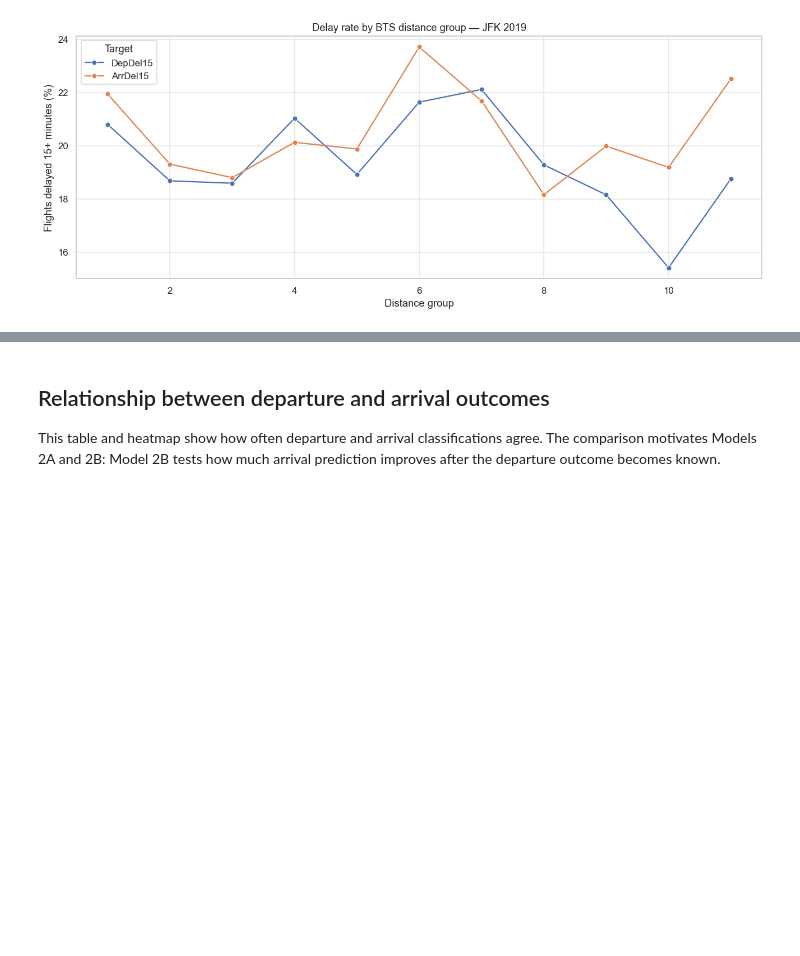
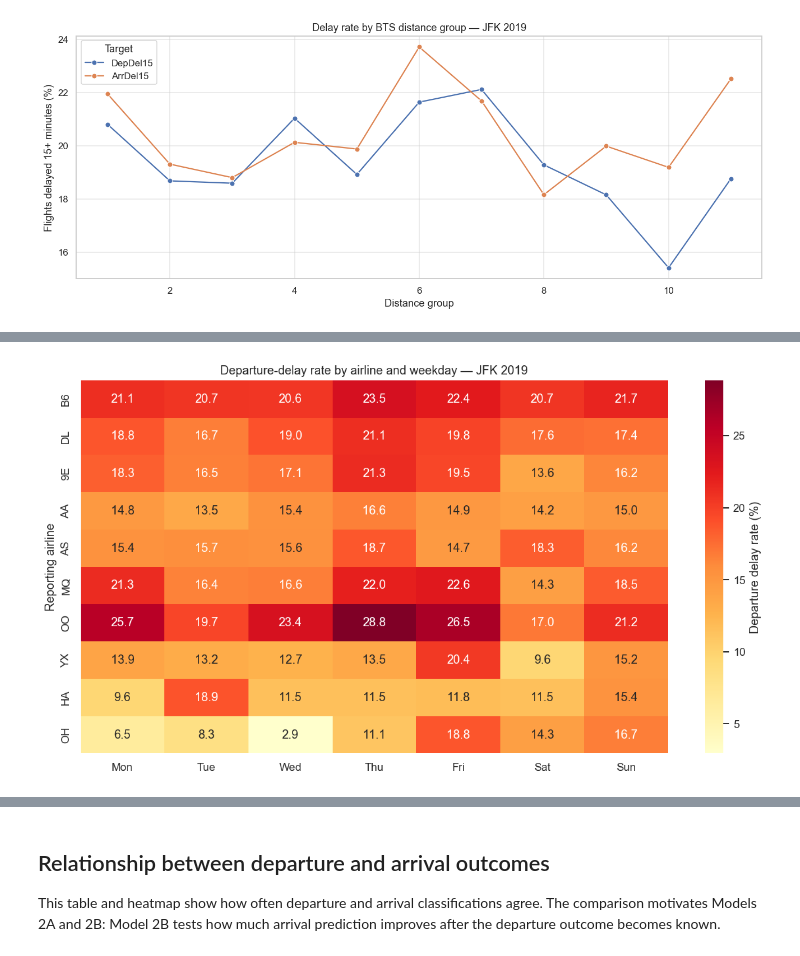
Before and after one commit to johndk/berkeley-ml-capstone, a Jupyter notebook: eda/02_delay_patterns.ipynb, the cells around one changed output, grey strips where cells are left out. Cells and saved outputs as stored; diff of their text form; code cells hidden in the pictures; blank space fills up the shorter version.

```diff
--- a/eda/02_delay_patterns.ipynb
+++ b/eda/02_delay_patterns.ipynb
@@ -284,0 +305,32 @@ plt.show()
+# %%
+heatmap_airlines = (
+    df["Reporting_Airline"].value_counts().head(min(10, TOP_CATEGORIES)).index
+)
+airline_weekday = (
+    df.loc[df["Reporting_Airline"].isin(heatmap_airlines)]
+    .pivot_table(
+        index="Reporting_Airline",
+        columns="DayName",
+        values="DepDel15",
+        aggfunc="mean",
+        observed=True,
+    )
+    .reindex(index=heatmap_airlines, columns=day_order)
+    .mul(100)
+)
+
+plt.figure(figsize=(11, 6))
+sns.heatmap(
+    airline_weekday,
+    annot=True,
+    fmt=".1f",
+    cmap="YlOrRd",
+    cbar_kws={"label": "Departure delay rate (%)"},
+)
+plt.title(f"Departure-delay rate by airline and weekday — {AIRPORT} {YEAR}")
+plt.xlabel("")
+plt.ylabel("Reporting airline")
+plt.tight_layout()
+plt.show()
+# %% [output]
+[figure, added]
```
Also changed, not shown: parts of 16 cells of this notebook, 5 other files.
